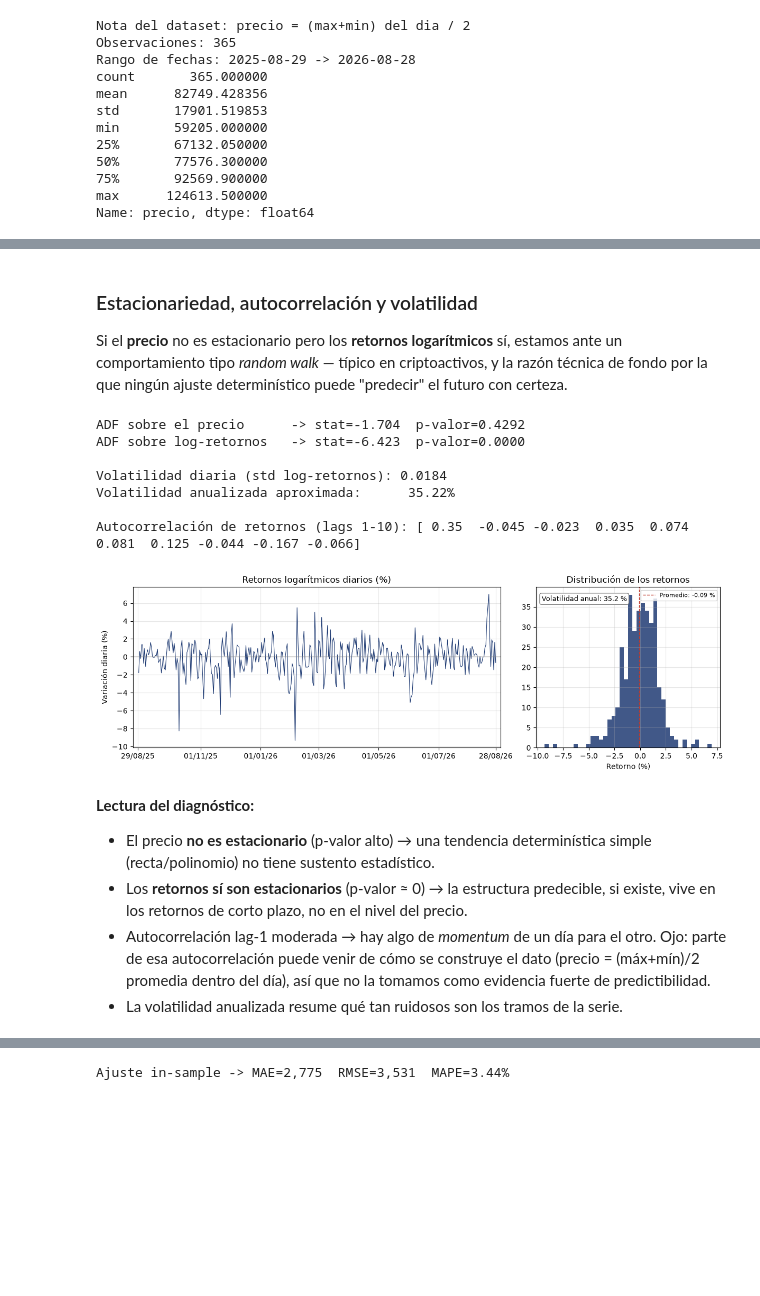
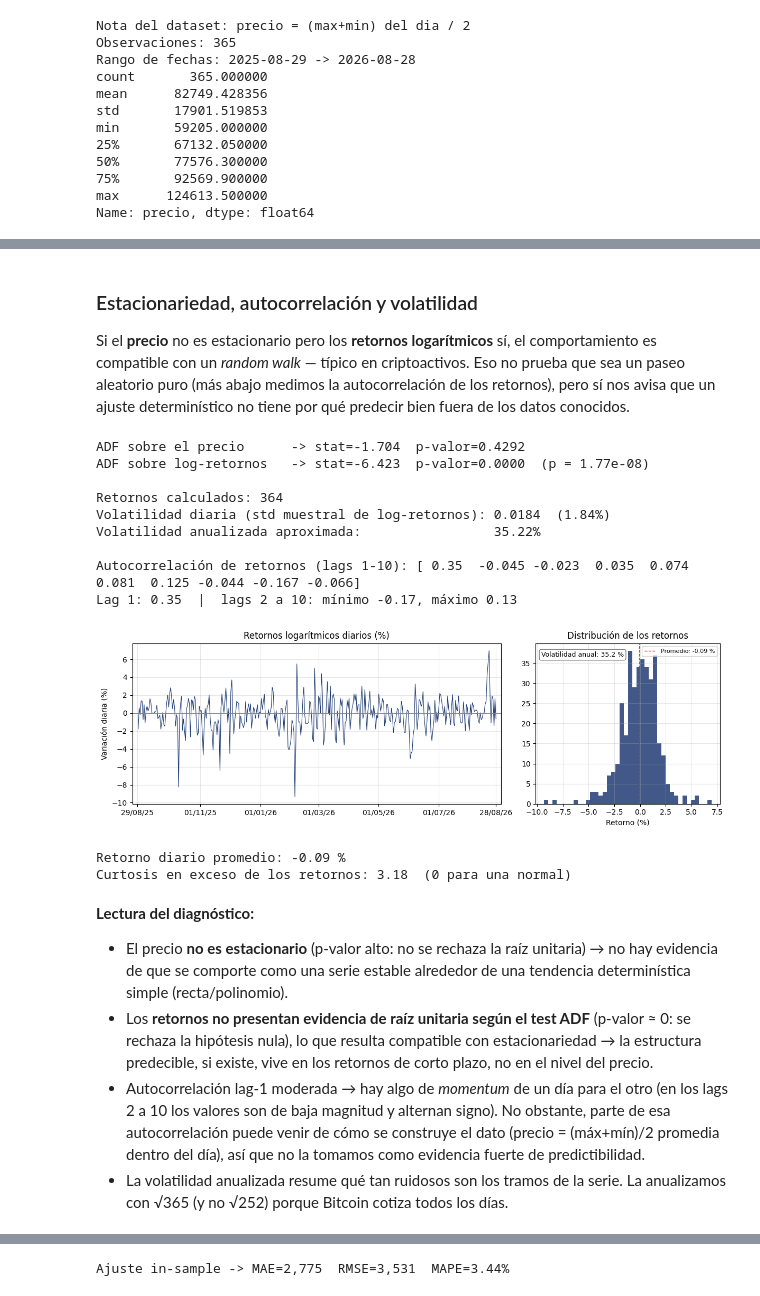
Before and after one commit to number1angel/btc-funcional-analisis, a Jupyter notebook: BTC_Analysis.ipynb, the cells around one changed output, grey strips where cells are left out. Drawn from its saved outputs; the diff is of its cells as text; code cells hidden in the pictures; blank space fills up the shorter version.

```diff
--- a/BTC_Analysis.ipynb
+++ b/BTC_Analysis.ipynb
@@ -161,9 +182,10 @@ plt.show()
 # %% [markdown]
 ### Estacionariedad, autocorrelación y volatilidad
 
-Si el **precio** no es estacionario pero los **retornos logarítmicos** sí, estamos ante un
-comportamiento tipo *random walk* — típico en criptoactivos, y la razón técnica de fondo por la
-que ningún ajuste determinístico puede "predecir" el futuro con certeza.
+Si el **precio** no es estacionario pero los **retornos logarítmicos** sí, el comportamiento es
+compatible con un *random walk* — típico en criptoactivos. Eso no prueba que sea un paseo aleatorio
+puro (más abajo medimos la autocorrelación de los retornos), pero sí nos avisa que un ajuste
+determinístico no tiene por qué predecir bien fuera de los datos conocidos.
 # %%
 precio = df["precio"].values
 log_ret = np.diff(np.log(precio))
@@ -172,59 +194,68 @@ adf_precio = adfuller(precio)
 adf_ret = adfuller(log_ret)
 
 print(f"ADF sobre el precio      -> stat={adf_precio[0]:.3f}  p-valor={adf_precio[1]:.4f}")
-print(f"ADF sobre log-retornos   -> stat={adf_ret[0]:.3f}  p-valor={adf_ret[1]:.4f}")
+print(f"ADF sobre log-retornos   -> stat={adf_ret[0]:.3f}  p-valor={adf_ret[1]:.4f}  (p = {adf_ret[1]:.2e})")
 
-vol_diaria = log_ret.std(ddof=1)
-vol_anual = vol_diaria * np.sqrt(365)
-print(f"\nVolatilidad diaria (std log-retornos): {vol_diaria:.4f}")
-print(f"Volatilidad anualizada aproximada:      {vol_anual:.2%}")
+vol_diaria = log_ret.std(ddof=1)               # desvío estándar muestral
+vol_anual = vol_diaria * np.sqrt(365)          # 365 y no 252: Bitcoin cotiza todos los días
+print(f"\nRetornos calculados: {len(log_ret)}")
+print(f"Volatilidad diaria (std muestral de log-retornos): {vol_diaria:.4f}  ({vol_diaria:.2%})")
+print(f"Volatilidad anualizada aproximada:                 {vol_anual:.2%}")
 
 acfs = acf(log_ret, nlags=10)
 print("\nAutocorrelación de retornos (lags 1-10):", np.round(acfs[1:], 3))
+print(f"Lag 1: {acfs[1]:.2f}  |  lags 2 a 10: mínimo {acfs[2:].min():.2f}, máximo {acfs[2:].max():.2f}")
 # %% [output]
 ADF sobre el precio      -> stat=-1.704  p-valor=0.4292
-ADF sobre log-retornos   -> stat=-6.423  p-valor=0.0000
+ADF sobre log-retornos   -> stat=-6.423  p-valor=0.0000  (p = 1.77e-08)
 
-Volatilidad diaria (std log-retornos): 0.0184
-Volatilidad anualizada aproximada:      35.22%
+Retornos calculados: 364
+Volatilidad diaria (std muestral de log-retornos): 0.0184  (1.84%)
+Volatilidad anualizada aproximada:                 35.22%
 
 Autocorrelación de retornos (lags 1-10): [ 0.35  -0.045 -0.023  0.035  0.074  0.081  0.125 -0.044 -0.167 -0.066]
+Lag 1: 0.35  |  lags 2 a 10: mínimo -0.17, máximo 0.13
 # %%
 ret_pct = log_ret * 100
 media_ret = float(np.mean(ret_pct))
-vol_anual = float(np.std(log_ret) * np.sqrt(365) * 100)
+vol_anual_pct = float(np.std(log_ret, ddof=1) * np.sqrt(365) * 100)
 
 fig, axes = plt.subplots(1, 2, figsize=(12, 4), gridspec_kw={"width_ratios": [2, 1]})
 axes[0].plot(fechas.iloc[1:], ret_pct, lw=0.8, color="#1f3b73")
 axes[0].axhline(0, color="grey", lw=0.8)
 marcar_eje_fechas(axes[0], fechas)
 axes[0].set_title("Retornos logarítmicos diarios (%)")
 axes[0].set_ylabel("Variación diaria (%)")
 axes[0].grid(alpha=0.3)
 
 axes[1].hist(ret_pct, bins=40, color="#1f3b73", alpha=0.85)
 axes[1].axvline(media_ret, color="#c0392b", ls="--", lw=1, label=f"Promedio: {media_ret:.2f} %")
-axes[1].text(0.03, 0.95, f"Volatilidad anual: {vol_anual:.1f} %", transform=axes[1].transAxes,
+axes[1].text(0.03, 0.95, f"Volatilidad anual: {vol_anual_pct:.1f} %", transform=axes[1].transAxes,
              va="top", fontsize=9, bbox=dict(boxstyle="round", fc="white", ec="grey"))
 axes[1].set_title("Distribución de los retornos")
 axes[1].set_xlabel("Retorno (%)")
 axes[1].legend(loc="upper right", fontsize=8)
 axes[1].grid(alpha=0.3)
 plt.tight_layout()
 fig.savefig("figuras/figura2_retornos.png", dpi=150, bbox_inches="tight")
 plt.show()
+print(f"Retorno diario promedio: {media_ret:.2f} %")
+print(f"Curtosis en exceso de los retornos: {kurtosis(log_ret):.2f}  (0 para una normal)")
 # %% [output]
-[figure, old version]
+[figure, new version]
+Retorno diario promedio: -0.09 %
+Curtosis en exceso de los retornos: 3.18  (0 para una normal)
 # %% [markdown]
 **Lectura del diagnóstico:**
-- El precio **no es estacionario** (p-valor alto) → una tendencia determinística simple
-  (recta/polinomio) no tiene sustento estadístico.
-- Los **retornos sí son estacionarios** (p-valor ≈ 0) → la estructura predecible, si existe,
-  vive en los retornos de corto plazo, no en el nivel del precio.
-- Autocorrelación lag-1 moderada → hay algo de *momentum* de un día para el otro. Ojo: parte de
-  esa autocorrelación puede venir de cómo se construye el dato (precio = (máx+mín)/2 promedia
-  dentro del día), así que no la tomamos como evidencia fuerte de predictibilidad.
-- La volatilidad anualizada resume qué tan ruidosos son los tramos de la serie.
+- El precio **no es estacionario** (p-valor alto: no se rechaza la raíz unitaria) → no hay evidencia
+  de que se comporte como una serie estable alrededor de una tendencia determinística simple (recta/polinomio).
+- Los **retornos no presentan evidencia de raíz unitaria según el test ADF** (p-valor ≈ 0: se rechaza la hipótesis nula), lo que resulta compatible con estacionariedad → la estructura predecible,
+  si existe, vive en los retornos de corto plazo, no en el nivel del precio.
+- Autocorrelación lag-1 moderada → hay algo de *momentum* de un día para el otro (en los lags 2 a 10 los
+  valores son de baja magnitud y alternan signo). No obstante, parte de esa autocorrelación puede venir de cómo se construye
+  el dato (precio = (máx+mín)/2 promedia dentro del día), así que no la tomamos como evidencia fuerte de predictibilidad.
+- La volatilidad anualizada resume qué tan ruidosos son los tramos de la serie. La anualizamos con √365
+  (y no √252) porque Bitcoin cotiza todos los días.
 # %% [markdown]
 ## 2. Metodología de evaluación: Walk-Forward Validation
 
```
Also changed, not shown: parts of 23 cells of this notebook, 1 other file.
